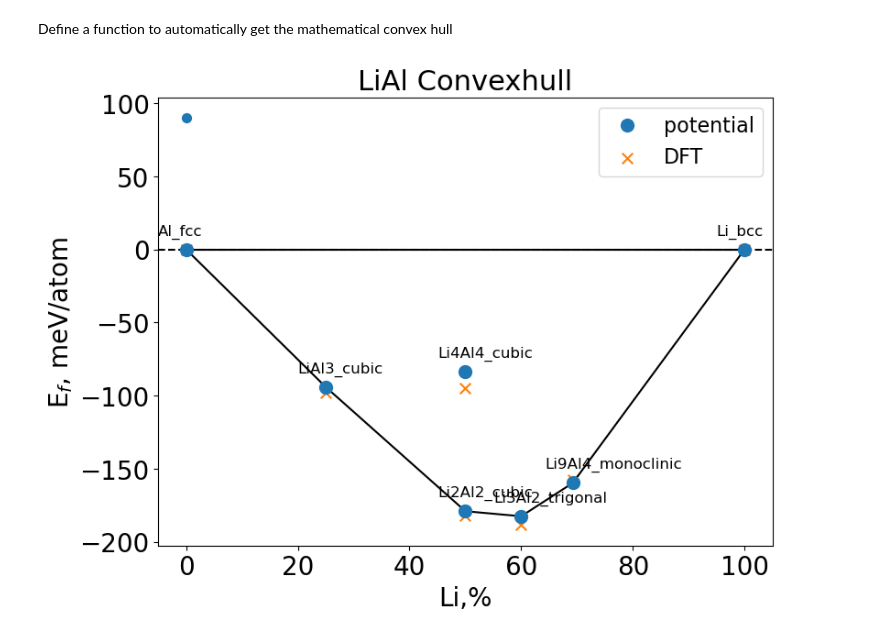
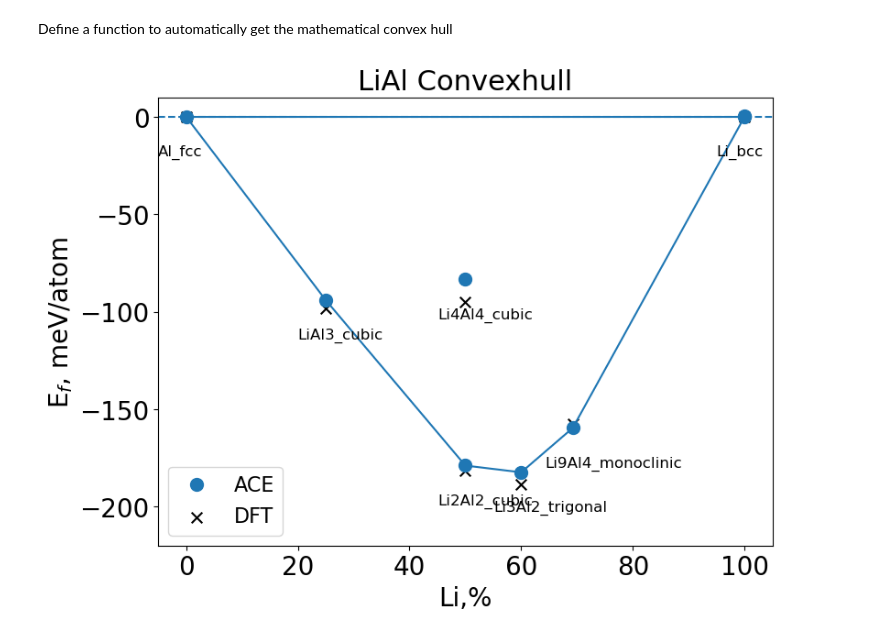
Before and after one commit to pyiron-workshop/NFDI-Matwerk-workshop-2023, a Jupyter notebook: validation/validation_LiAl.ipynb, the cells around one changed output. Saved outputs shown, nothing was run; the diff lists cells and outputs as text; code cells hidden in the pictures.

```diff
--- a/validation/validation_LiAl.ipynb
+++ b/validation/validation_LiAl.ipynb
@@ -159,9 +156,6 @@ Once the structure and potential is defined as part of the pr_job, we run two ca
 
 As the calculations are being performed, the status(s) of each calculation is printed. If a job is already calculated, the calculations are not re-run but rather re-read from the saved data.
 # %%
-pot = potentials_list[2]
-
-# for pot in potentials_list:
 with pr.open(get_clean_project_name(pot)) as pr_pot:
     print(pr_pot)
     for compound, compound_dict in struct_dict.items():
@@ -472,13 +519,10 @@ The job table_elastic was saved and received the ID: 342
 # %%
 fig, ax_list = plt.subplots(ncols=len(data_elastic.phase.unique()), nrows=1,)
 
-fig.set_figwidth(26)
-fig.set_figheight(8)
+fig.set_figwidth(18)
+fig.set_figheight(6)
 
 color_palette = sns.color_palette("tab10", n_colors=len(data_elastic.potential.unique()))
-
-pot = potentials_list[2]
-
 
 for i, phase in enumerate(data_elastic.phase.unique()):
 
@@ -625,12 +666,7 @@ def get_e_form(data_convexhull):
 
     return data_convexhull
 
-# df_eam = get_e_form(data_murn[data_murn["potential"]=="LiAl_eam"].copy())
-# df_nnp = get_e_form(data_murn[data_murn["potential"]=="RuNNer-AlLi"].copy())
-df_ace = get_e_form(data_murn[data_murn["potential"]=="LiAl_yace"].copy())
-
-# data_convexhull = pd.concat([df_eam,df_nnp,df_ace])
-data_convexhull = df_ace.copy()
+data_convexhull = get_e_form(data_convexhull)
 # %% [markdown]
 Read df which contains DFT ref data for plotting
 # %%
@@ -663,41 +699,45 @@ def get_convexhull(df):
 # %%
 fig,ax = plt.subplots(figsize=(8,6),ncols=1,constrained_layout=True,sharey="row")
 
-# dfs = ([pd.DataFrame(y) for x, y in data_convexhull.groupby(by='potential', as_index=False)])
-
-# for i,pot in enumerate(potentials_list):
-
 df_tmp = data_convexhull.copy()
 
+# ax.scatter(data_convexhull["cLi"],data_convexhull["E_form_per_atom"],marker="o",s=50)
 
 
-ax.scatter(df_tmp["cLi"],df_tmp["E_form_per_atom"],marker="o",s=50)
-
-
-df_tmp = df_tmp[(df_tmp["E_form_per_atom"]<0.1) & (df_tmp["E_form"]<0.1)]
+df_tmp = data_convexhull[(data_convexhull["E_form_per_atom"]<0.1) & (data_convexhull["E_form"]<0.1)]
 hull,points = get_convexhull(df_tmp)
 
 for simplex in hull.simplices:
-    ax.plot(points[simplex, 0], points[simplex, 1], 'k-')
+    ax.plot(points[simplex, 0], points[simplex, 1], color=color_palette[0])
 
 
-ax.axhline(0,ls="--",color="k")
-ax.plot(df_tmp["cLi"], df_tmp["E_form_per_atom"],"o",markersize=10,label="potential")
-ax.scatter(convex_ref["cLi"],convex_ref["E_form_per_atom"],marker="x",s=70,
-              label="DFT")
+ax.axhline(0,ls="--",color=color_palette[0])
+
+ax.plot(data_convexhull["cLi"], data_convexhull["E_form_per_atom"],"o",
+        markersize=10,
+        color=color_palette[0],
+        label="ACE")
+
+ax.scatter(convex_ref["cLi"],convex_ref["E_form_per_atom"],
+           marker="x",
+           color="k",
+           s=70,
+           label="DFT")
+
 ax.legend(prop={"size":16})
 ax.set_xlabel("Li,%",fontsize="20")
 ax.set_ylabel("E$_f$, meV/atom",fontsize="20")
 ax.tick_params(labelsize=20,axis="both")
-# ax.set_ylim(-200,10)
+ax.set_ylim(-220,10)
+
 for _,row in df_tmp.iterrows():
-    ax.text((row["cLi"]-5),row["E_form_per_atom"]+10,row["phase"],size=12)
+    ax.text((row["cLi"]-5),row["E_form_per_atom"]-20,row["phase"],size=12)
 
 ax.set_title("LiAl Convexhull",fontsize=22)
 
 plt.show()
 # %% [output]
-[figure, old version]
+[figure, new version]
 # %%
 time_stop = time.time()
 print(f"Total run time for the notebook {time_stop - time_start} seconds")
```
Also changed, not shown: parts of 22 cells of this notebook, 1 other file.
